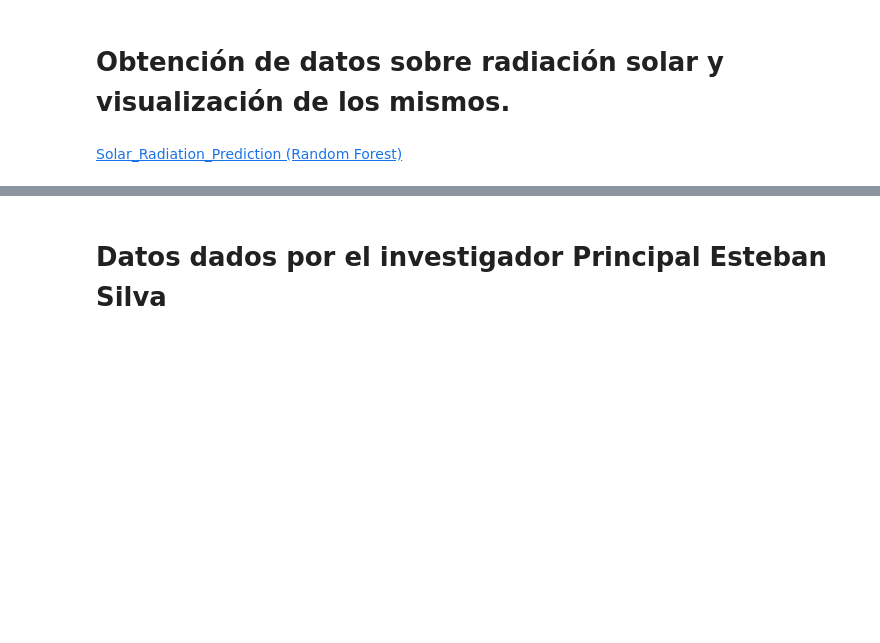
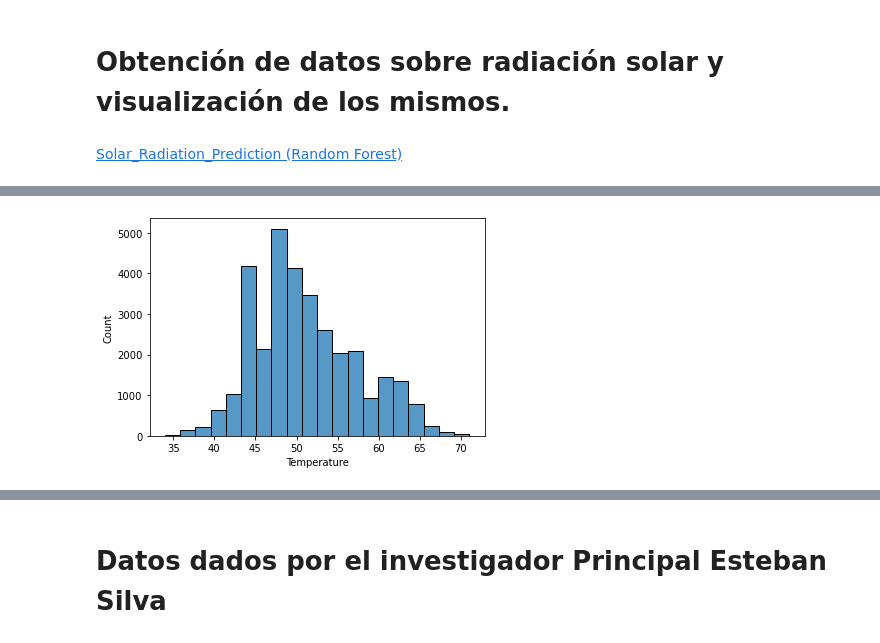
Before and after one commit to marco-canas/cumplea-os_oficina_docentes, a Jupyter notebook: solar/get_data_plotting_solar.ipynb, the cells around one changed output, grey strips where cells are left out. Cells and saved outputs as stored; diff of their text form; code cells hidden in the pictures; blank space fills up the shorter version.

```diff
--- a/solar/get_data_plotting_solar.ipynb
+++ b/solar/get_data_plotting_solar.ipynb
@@ -18,0 +94,6 @@ import matplotlib.pyplot as plt
+# %%
+sns.histplot(x=data['Temperature'],bins=20)
+
+plt.show()
+# %% [output]
+[figure, added]
```
Also changed, not shown: parts of 14 cells of this notebook, 3 other files.
